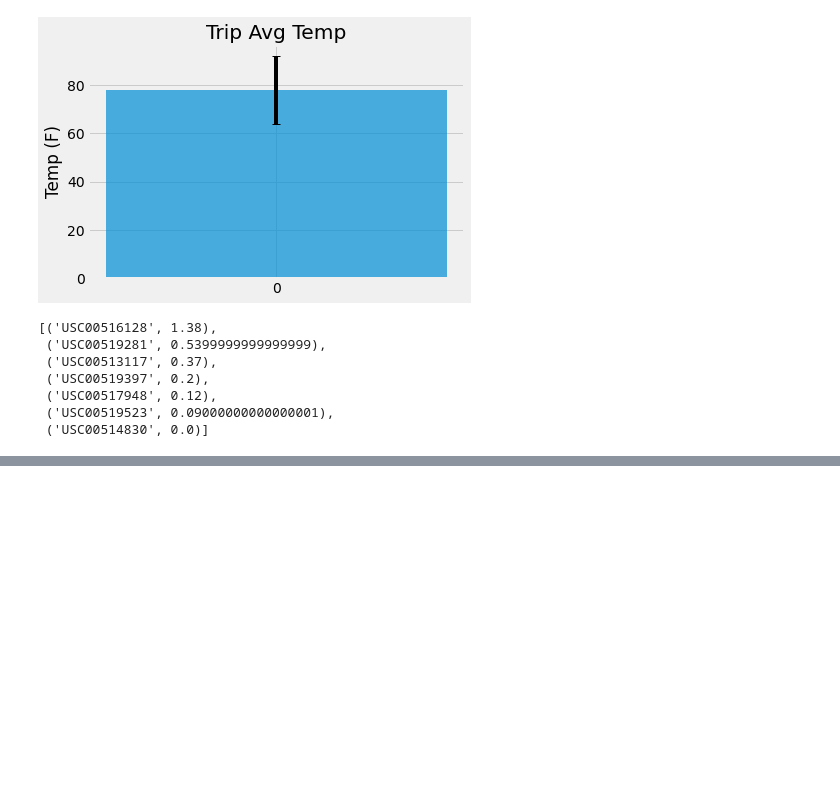
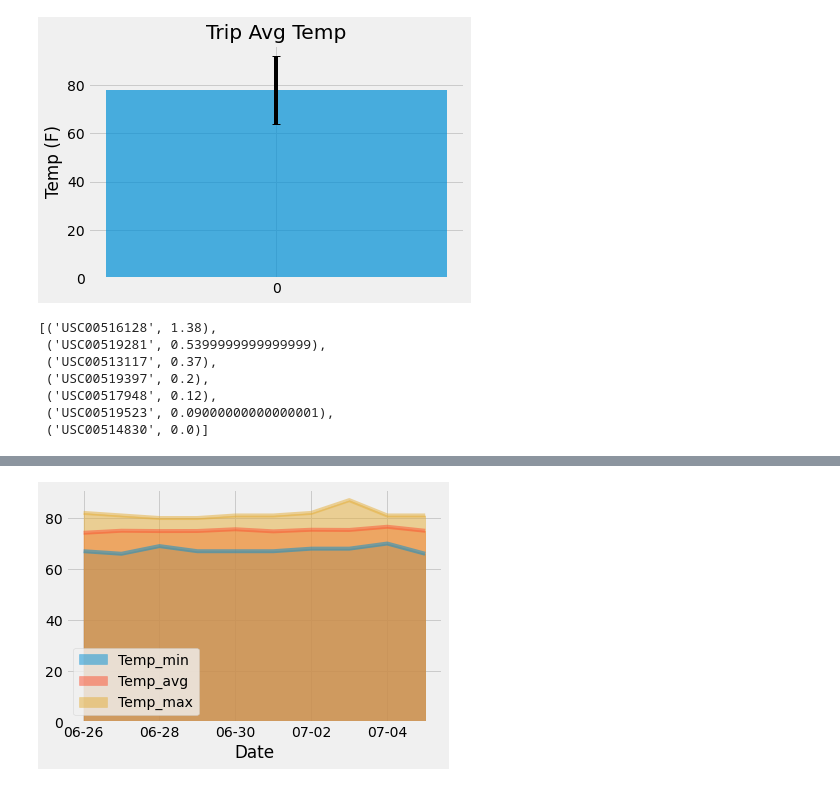
Before and after one commit to newbeadwork/Climate_Analysis_SQLalchemy, a Jupyter notebook: climate_starter.ipynb, the cells around one changed output, grey strips where cells are left out. Cells and saved outputs as stored; diff of their text form; code cells hidden in the pictures; blank space fills up the shorter version.

```diff
--- a/climate_starter.ipynb
+++ b/climate_starter.ipynb
@@ -538,19 +411,8 @@ rainfall_stations
 # %%
-# Create a query that will calculate the daily normals
+# Defining a function that will calculate the daily normals
 # (i.e. the averages for tmin, tmax, and tavg for all historic data matching a specific month and day)
 
 def daily_normals(date):
-    """Daily Normals.
-
-    Args:
-        date (str): A date string in the format '%m-%d'
-
-    Returns:
-        A list of tuples containing the daily normals, tmin, tavg, and tmax
-
-    """
 
     sel = [func.min(measurement.tobs), func.avg(measurement.tobs), func.max(measurement.tobs)]
     return session.query(*sel).filter(func.strftime("%m-%d", measurement.date) == date).all()
-
-daily_normals("01-01")
@@ -571,0 +419,18 @@ daily_normals("01-01")
+# %%
+#Creating lists for tmin, tavg and tmax
+list_tmin = []
+list_tavg = []
+list_tmax = []
+
+#Looping through the data and storing tmin, tavg and tmax
+for date in list_dates:
+    results = daily_normals(date)
+    tmin, tavg, tmax = results[0]
+    list_tmin.append(tmin)
+    list_tavg.append(tavg)
+    list_tmax.append(tmax)
+# %%
+#Creating a new dataframe with vacation data
+normals_data = {"Date":list_dates, "Temp_min":list_tmin, "Temp_avg":list_tavg, "Temp_max":list_tmax}
+normals_data_df = pd.DataFrame(normals_data)
+normals_data_df
@@ -572,2 +449,8 @@ daily_normals("01-01")
+# %%
+#Setting date as index
+normals_data_df = normals_data_df.set_index(["Date"])
 # %%
-# Plot the daily normals as an area plot with `stacked=False`
+#Plotting the data
+normals_data_df.plot.area(stacked=False)
+# %% [output]
+[figure, added]
```
Also changed, not shown: parts of 28 cells of this notebook.
